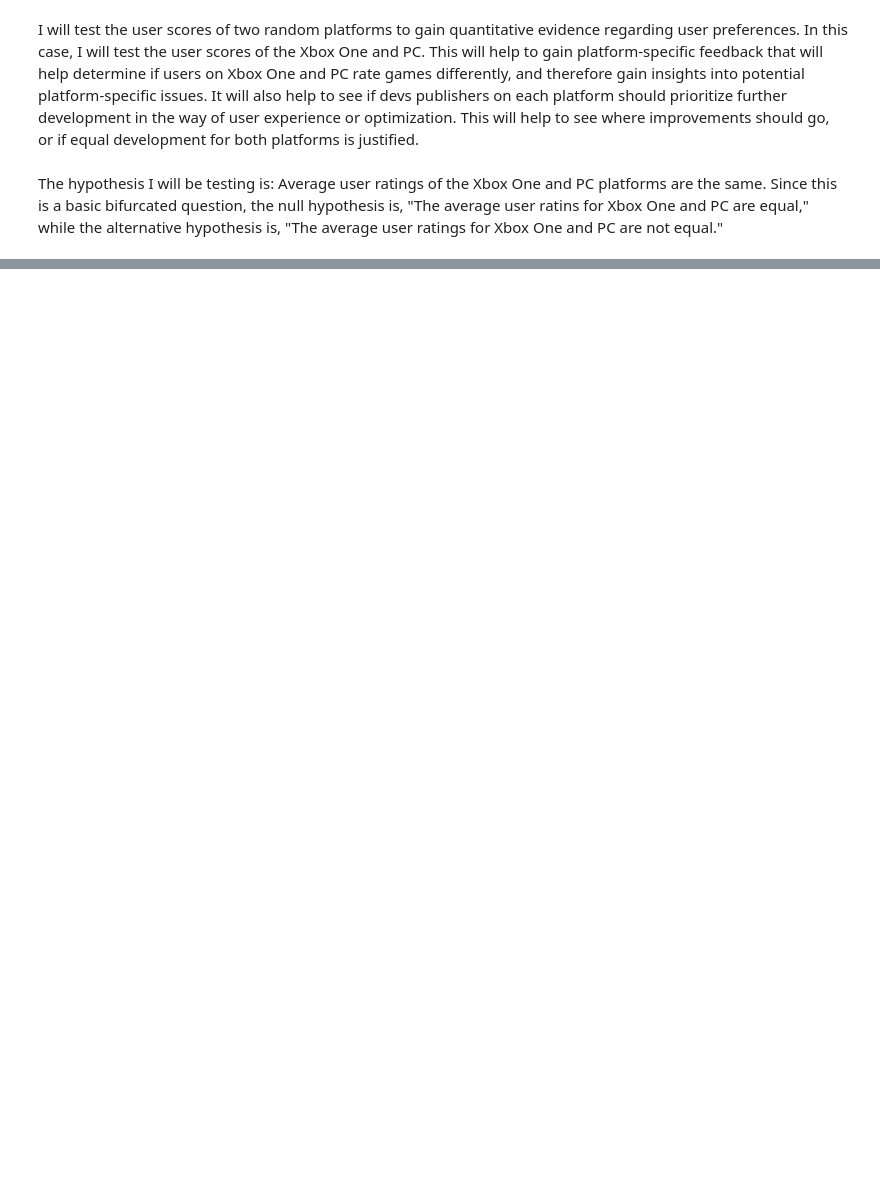
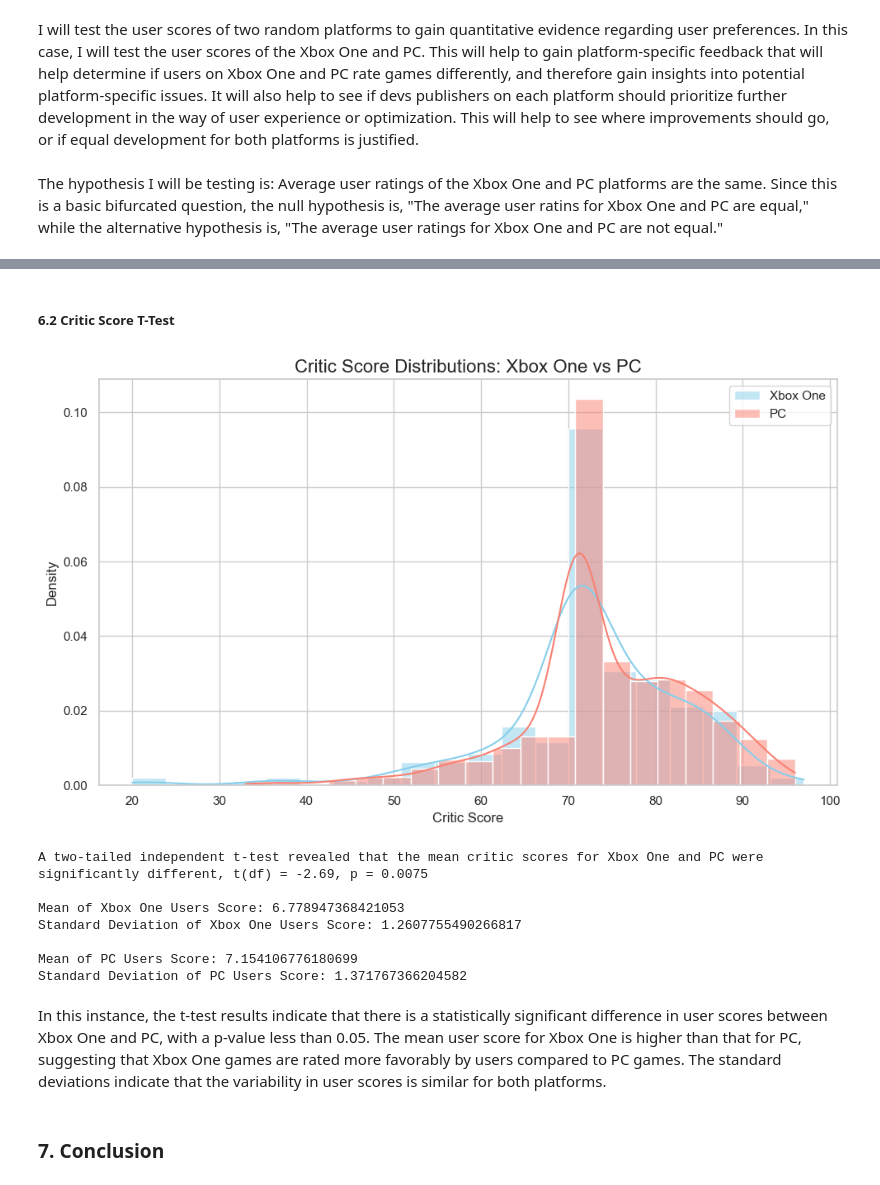
Before and after one commit to DHE42/ice-sales-analysis, a Jupyter notebook: analysis_notebook.ipynb, the cells around one changed output, grey strips where cells are left out. Saved outputs shown, nothing was run; the diff lists cells and outputs as text; code cells hidden in the pictures; blank space fills up the shorter version.

```diff
--- a/analysis_notebook.ipynb
+++ b/analysis_notebook.ipynb
@@ -1287,0 +1298,55 @@ Length: 31, dtype: string
+# %% [markdown]
+##### 6.2 Critic Score T-Test
+# %%
+# Filter critic_score to exclude missing or invalid entries just in case
+critic_score_df = games_df.copy()
+critic_score_df = critic_score_df[critic_score_df['critic_score'].notnull()]
+critic_score_df['critic_score'] = pd.to_numeric(critic_score_df['critic_score'], errors='coerce')
+
+# Get critic scores for Xbox One and PC
+xbox_one_critic_scores = critic_score_df[critic_score_df['platform'] == 'xbox_one']['critic_score']
+pc_critic_scores = critic_score_df[critic_score_df['platform'] == 'pc']['critic_score']
+
+# Run independent t-test (Welch’s t-test)
+t_stat1, p_value1 = stats.ttest_ind(xbox_one_critic_scores, pc_critic_scores, equal_var=False)
+
+# Set a clean style
+sns.set(style="whitegrid")
+xbox_mean = xbox_one_user_scores.mean()
+xbox_std = xbox_one_user_scores.std()
+pc_mean = pc_user_scores.mean()
+pc_std = pc_user_scores.std()
+
+# Plot distributions
+plt.figure(figsize=(10, 6))
+sns.histplot(xbox_one_critic_scores, color='skyblue', kde=True, label='Xbox One', stat="density", bins=20)
+sns.histplot(pc_critic_scores, color='salmon', kde=True, label='PC', stat="density", bins=20)
+
+# Add titles and labels
+plt.title("Critic Score Distributions: Xbox One vs PC", fontsize=16)
+plt.xlabel("Critic Score", fontsize=12)
+plt.ylabel("Density", fontsize=12)
+plt.legend()
+plt.tight_layout()
+plt.show()
+
+print(f"A two-tailed independent t-test revealed that the mean critic scores for Xbox One and PC were significantly different, t(df) = {t_stat1:.2f}, p = {p_value1:.4f}")
+print()
+print(f"Mean of Xbox One Users Score: {xbox_mean}")
+print(f"Standard Deviation of Xbox One Users Score: {xbox_std}")
+print()
+print(f"Mean of PC Users Score: {pc_mean}")
+print(f"Standard Deviation of PC Users Score: {pc_std}")
+# %% [output]
+[figure, added]
+A two-tailed independent t-test revealed that the mean critic scores for Xbox One and PC were significantly different, t(df) = -2.69, p = 0.0075
+
+Mean of Xbox One Users Score: 6.778947368421053
+Standard Deviation of Xbox One Users Score: 1.2607755490266817
+
+Mean of PC Users Score: 7.154106776180699
+Standard Deviation of PC Users Score: 1.371767366204582
+# %% [markdown]
+In this instance, the t-test results indicate that there is a statistically significant difference in user scores between Xbox One and PC, with a p-value less than 0.05. The mean user score for Xbox One is higher than that for PC, suggesting that Xbox One games are rated more favorably by users compared to PC games. The standard deviations indicate that the variability in user scores is similar for both platforms.
+# %% [markdown]
+### 7. Conclusion
```
Also changed, not shown: parts of 34 cells of this notebook.
